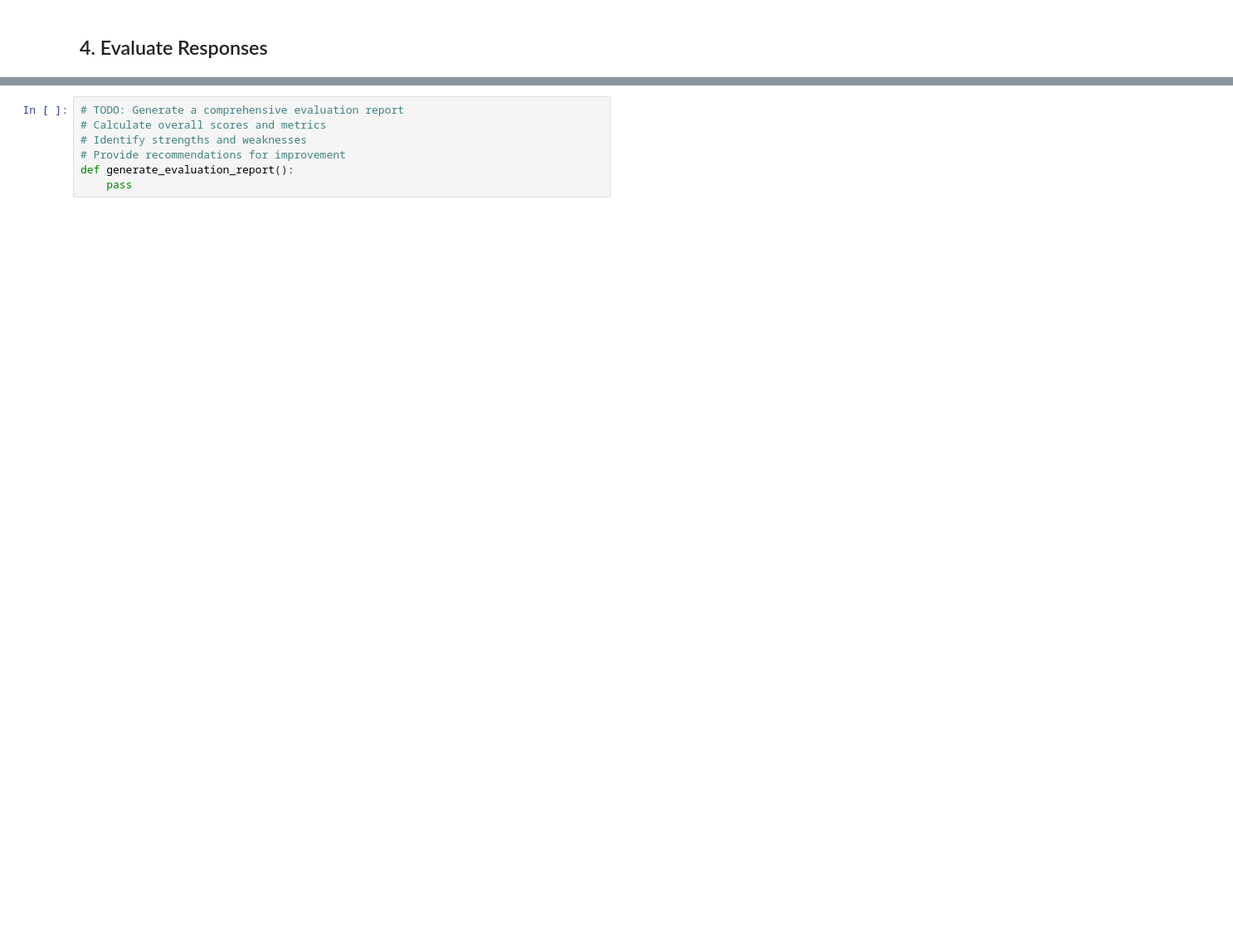
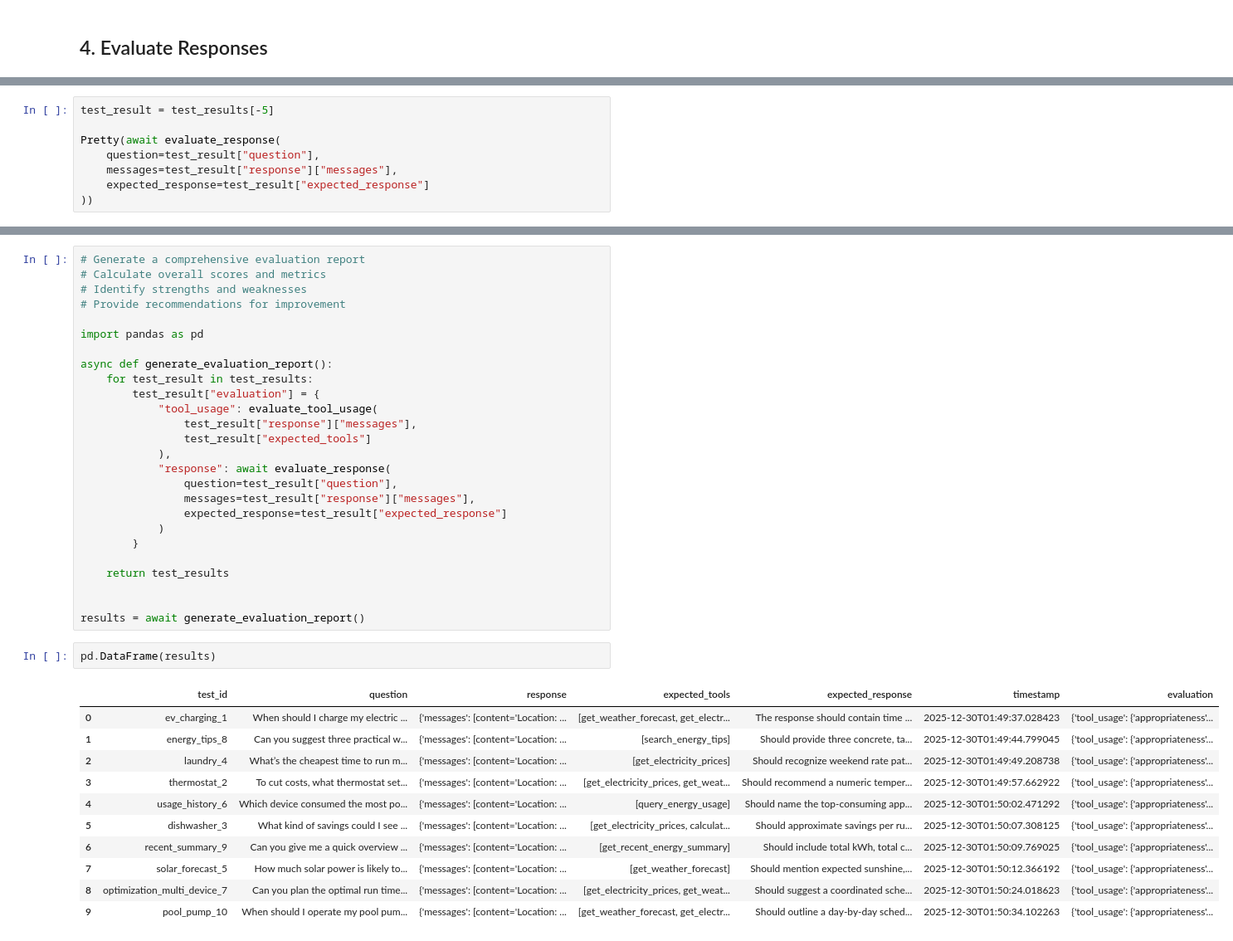
Before and after one commit to tkober/nd901-agentic-ai-with-langchain-and-langgraph-project-2, a Jupyter notebook: echohome-starter/03_run_and_evaluate.ipynb, the cells around one changed output, grey strips where cells are left out. Shown: that part at 83% size. Drawn from its saved outputs; the diff is of its cells as text; blank space fills up the shorter version.

```diff
--- a/echohome-starter/03_run_and_evaluate.ipynb
+++ b/echohome-starter/03_run_and_evaluate.ipynb
@@ -339,0 +392,8 @@ evaluate_tool_usage(
+# %%
+test_result = test_results[-5]
+
+Pretty(await evaluate_response(
+    question=test_result["question"],
+    messages=test_result["response"]["messages"],
+    expected_response=test_result["expected_response"]
+))
@@ -340,7 +450,40 @@ evaluate_tool_usage(
 # %%
-# TODO: Generate a comprehensive evaluation report
+# Generate a comprehensive evaluation report
 # Calculate overall scores and metrics
 # Identify strengths and weaknesses
 # Provide recommendations for improvement
-def generate_evaluation_report():
-    pass
+
+import pandas as pd
+
+async def generate_evaluation_report():
+    for test_result in test_results:
+        test_result["evaluation"] = {
+            "tool_usage": evaluate_tool_usage(
+                test_result["response"]["messages"],
+                test_result["expected_tools"]
+            ),
+            "response": await evaluate_response(
+                question=test_result["question"],
+                messages=test_result["response"]["messages"],
+                expected_response=test_result["expected_response"]
+            )
+        }
+
+    return test_results
+
+
+results = await generate_evaluation_report()
+# %%
+pd.DataFrame(results)
+# %% [output]
+|  | test_id | question | response | expected_tools | expected_response | timestamp | evaluation |
+| 0 | ev_charging_1 | When should I charge my electric ... | {'messages': [content='Location: ... | [get_weather_forecast, get_electr... | The response should contain time ... | 2025-12-30T01:49:37.028423 | {'tool_usage': {'appropriateness'... |
+| 1 | energy_tips_8 | Can you suggest three practical w... | {'messages': [content='Location: ... | [search_energy_tips] | Should provide three concrete, ta... | 2025-12-30T01:49:44.799045 | {'tool_usage': {'appropriateness'... |
+| 2 | laundry_4 | What’s the cheapest time to run m... | {'messages': [content='Location: ... | [get_electricity_prices] | Should recognize weekend rate pat... | 2025-12-30T01:49:49.208738 | {'tool_usage': {'appropriateness'... |
+| 3 | thermostat_2 | To cut costs, what thermostat set... | {'messages': [content='Location: ... | [get_electricity_prices, get_weat... | Should recommend a numeric temper... | 2025-12-30T01:49:57.662922 | {'tool_usage': {'appropriateness'... |
+| 4 | usage_history_6 | Which device consumed the most po... | {'messages': [content='Location: ... | [query_energy_usage] | Should name the top-consuming app... | 2025-12-30T01:50:02.471292 | {'tool_usage': {'appropriateness'... |
+| 5 | dishwasher_3 | What kind of savings could I see ... | {'messages': [content='Location: ... | [get_electricity_prices, calculat... | Should approximate savings per ru... | 2025-12-30T01:50:07.308125 | {'tool_usage': {'appropriateness'... |
+| 6 | recent_summary_9 | Can you give me a quick overview ... | {'messages': [content='Location: ... | [get_recent_energy_summary] | Should include total kWh, total c... | 2025-12-30T01:50:09.769025 | {'tool_usage': {'appropriateness'... |
+| 7 | solar_forecast_5 | How much solar power is likely to... | {'messages': [content='Location: ... | [get_weather_forecast] | Should mention expected sunshine,... | 2025-12-30T01:50:12.366192 | {'tool_usage': {'appropriateness'... |
+| 8 | optimization_multi_device_7 | Can you plan the optimal run time... | {'messages': [content='Location: ... | [get_electricity_prices, get_weat... | Should suggest a coordinated sche... | 2025-12-30T01:50:24.018623 | {'tool_usage': {'appropriateness'... |
+| 9 | pool_pump_10 | When should I operate my pool pum... | {'messages': [content='Location: ... | [get_weather_forecast, get_electr... | Should outline a day-by-day sched... | 2025-12-30T01:50:34.102263 | {'tool_usage': {'appropriateness'... |
```
Also changed, not shown: parts of 19 cells of this notebook, 2 other files.
